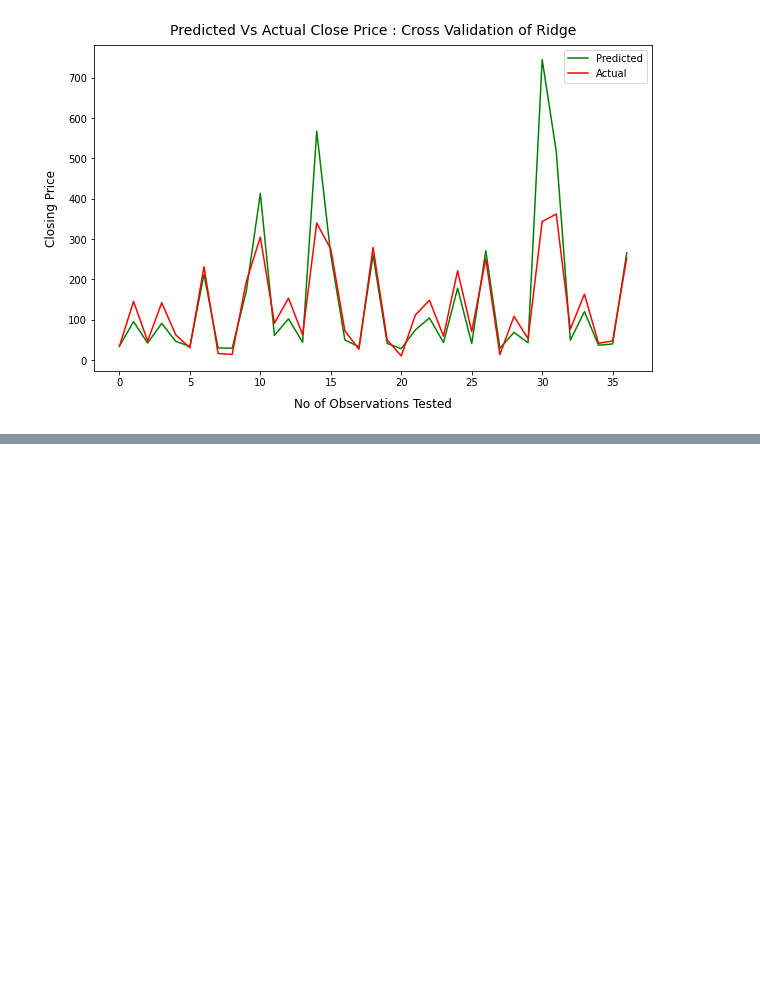
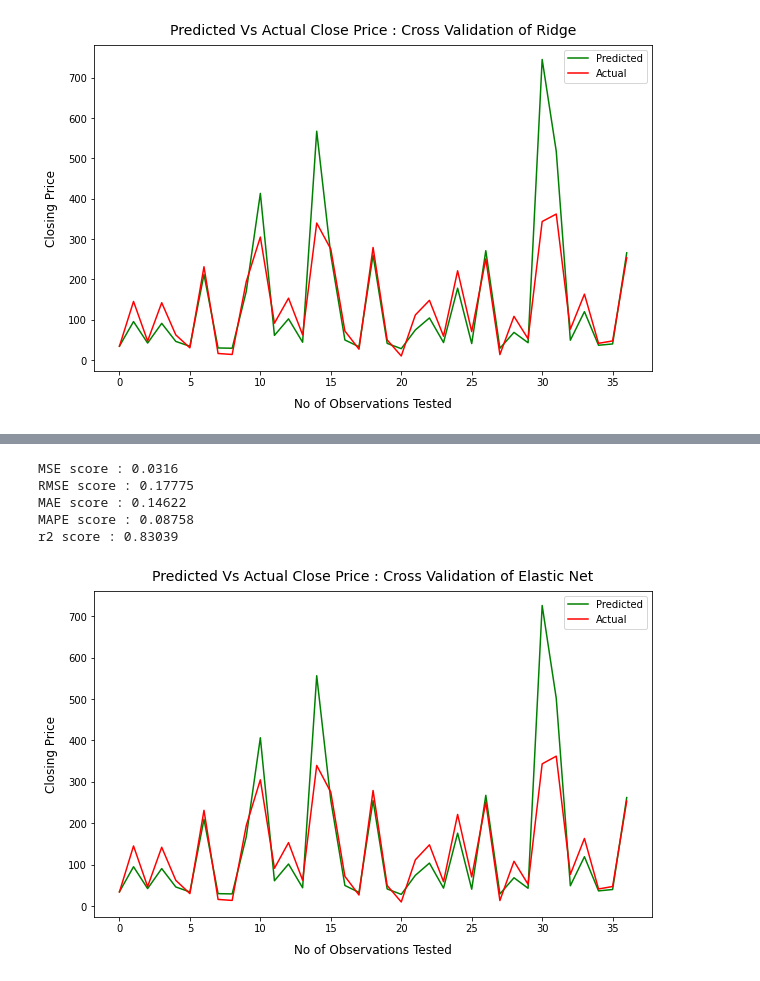
Before and after one commit to yashtambee/AirBnb-Bookings-Analysis, a Jupyter notebook: Yes_Bank_Price_prediction.ipynb, the cells around one changed output, grey strips where cells are left out. Saved outputs shown, nothing was run; the diff lists cells and outputs as text; code cells hidden in the pictures; blank space fills up the shorter version.

```diff
--- a/Yes_Bank_Price_prediction.ipynb
+++ b/Yes_Bank_Price_prediction.ipynb
@@ -651,0 +720,2 @@ plt.show()
+# %%
+y_pred_elastic = elastic_regressor.predict(X_test)
@@ -651,0 +733,23 @@ plt.show()
+# %%
+print("MSE score :", round(mean_squared_error(y_test, y_pred_elastic), 5))
+print("RMSE score :", round(math.sqrt(mean_squared_error(y_test, y_pred_elastic)), 5))
+print("MAE score :", round(mean_absolute_error(y_test, y_pred_elastic), 5))
+print("MAPE score :", round(mean_absolute_percentage_error(y_test, y_pred_elastic), 5))
+print("r2 score :", round(r2_score(y_test, y_pred_elastic),5))
+# %% [output]
+MSE score : 0.0316
+RMSE score : 0.17775
+MAE score : 0.14622
+MAPE score : 0.08758
+r2 score : 0.83039
+# %%
+plt.figure(figsize=(10,6))
+plt.plot(10**(y_pred_elastic),color = 'green')
+plt.plot(np.array(10**(y_test)),color = 'red')
+plt.legend(["Predicted","Actual"])
+plt.title('Predicted Vs Actual Close Price : Cross Validation of Elastic Net',fontsize = 14, pad = 10)
+plt.xlabel('No of Observations Tested',fontsize = 12,labelpad = 10)
+plt.ylabel('Closing Price',fontsize = 12,labelpad = 10)
+plt.show()
+# %% [output]
+[figure, added]
```
Also changed, not shown: parts of 11 cells of this notebook.
